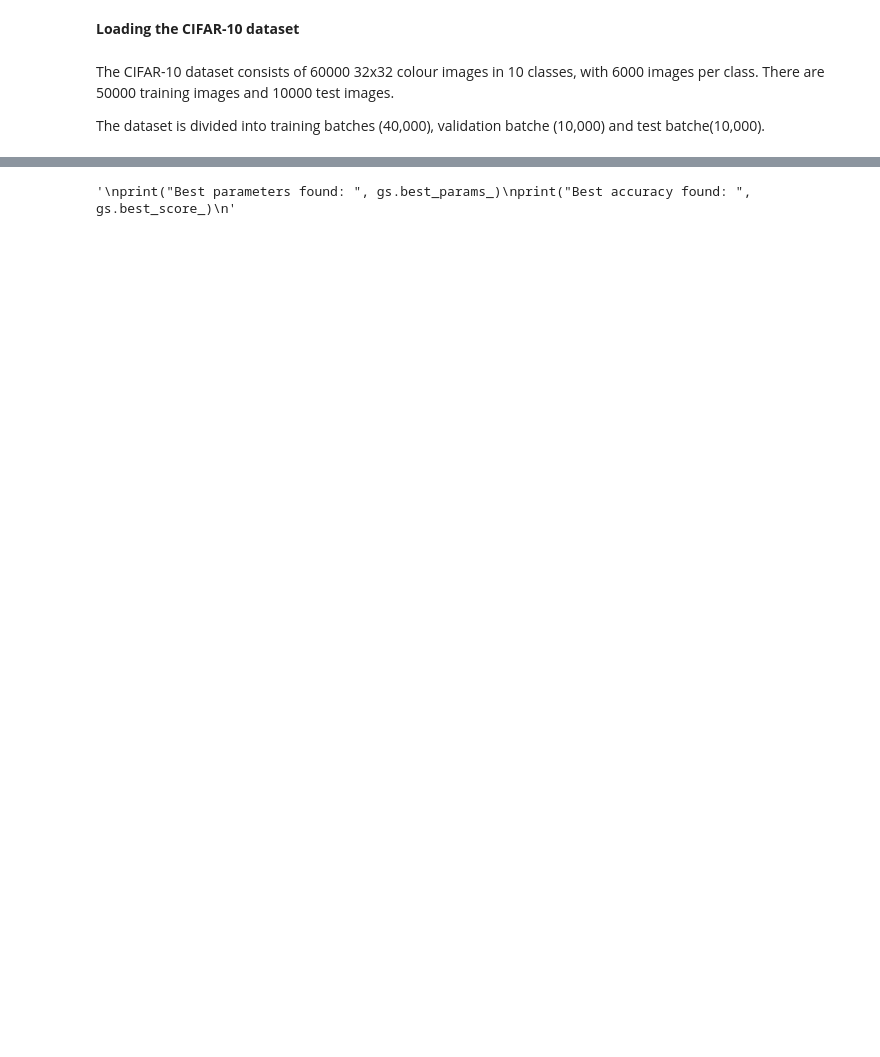
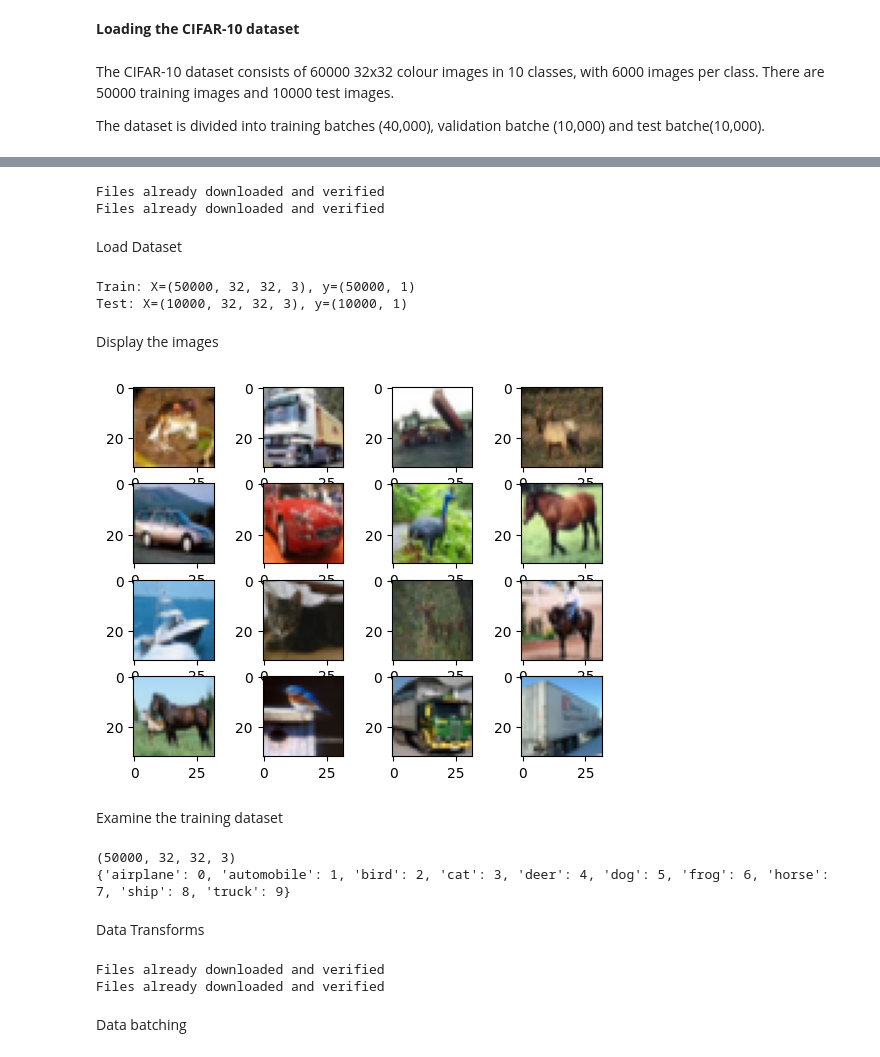
Before and after one commit to AmoguJUduka/MachineLearning, a Jupyter notebook: DeepLearningAssignments/HW3.ipynb, the cells around one changed output, grey strips where cells are left out. Drawn from its saved outputs; the diff is of its cells as text; code cells hidden in the pictures; blank space fills up the shorter version.

```diff
--- a/DeepLearningAssignments/HW3.ipynb
+++ b/DeepLearningAssignments/HW3.ipynb
@@ -319,7 +32,69 @@ gs.fit(X_train, y_train)
-# %%
-"""
-print("Best parameters found: ", gs.best_params_)
-print("Best accuracy found: ", gs.best_score_)
-"""
-# %% [output]
-'\nprint("Best parameters found: ", gs.best_params_)\nprint("Best accuracy found: ", gs.best_score_)\n'
+# %%
+import torch
+from torchvision.datasets import CIFAR10
+from keras.datasets import cifar10
+import torchvision.transforms as transforms
+from torch.utils.data import DataLoader, random_split
+from torchvision.utils import make_grid
+import matplotlib.pyplot as plt
+import numpy as np
+
+train_data = CIFAR10(root='./data', train=True, download=True)
+test_data = CIFAR10(root='./data', train=False, download=True)
+# %% [output]
+Files already downloaded and verified
+Files already downloaded and verified
+# %% [markdown]
+Load Dataset
+# %%
+(trainX, trainy), (testX, testy) = cifar10.load_data()
+
+print('Train: X=%s, y=%s' % (trainX.shape, trainy.shape))
+print('Test: X=%s, y=%s' % (testX.shape, testy.shape))
+# %% [output]
+Train: X=(50000, 32, 32, 3), y=(50000, 1)
+Test: X=(10000, 32, 32, 3), y=(10000, 1)
+# %% [markdown]
+Display the images
+# %%
+for i in range(16):
+    # define subplot
+    plt.subplot(4, 4, 1 + i)
+    # plot raw pixel data
+    plt.imshow(trainX[i])
+plt.show()
+# %% [output]
+[figure, added]
+# %% [markdown]
+Examine the training dataset
+# %%
+print(train_data.data.shape)
+print(train_data.class_to_idx)
+# %% [output]
+(50000, 32, 32, 3)
+{'airplane': 0, 'automobile': 1, 'bird': 2, 'cat': 3, 'deer': 4, 'dog': 5, 'frog': 6, 'horse': 7, 'ship': 8, 'truck': 9}
+# %% [markdown]
+Data Transforms
+# %%
+train_data_path = "./train"
+train_transform = transforms.Compose([
+    transforms.Resize((64)),
+    transforms.ToTensor(),
+    transforms.Normalize(
+        mean=(0.4914, 0.4822, 0.4465),
+        std=(0.2023, 0.1994, 0.201))])
+
+test_data_path = "./test"
+test_transform = transforms.Compose([
+    transforms.ToTensor(),
+    transforms.Normalize(
+        mean=(0.4914, 0.4822, 0.4465),
+        std=(0.2023, 0.1994, 0.201))])
+
+training_data = CIFAR10(train_data_path, train=True, download=True, transform=train_transform)
+test_data = CIFAR10(test_data_path, train=False, download=True, transform=test_transform)
+# %% [output]
+Files already downloaded and verified
+Files already downloaded and verified
+# %% [markdown]
+Data batching
```
Also changed, not shown: parts of 36 cells of this notebook.
